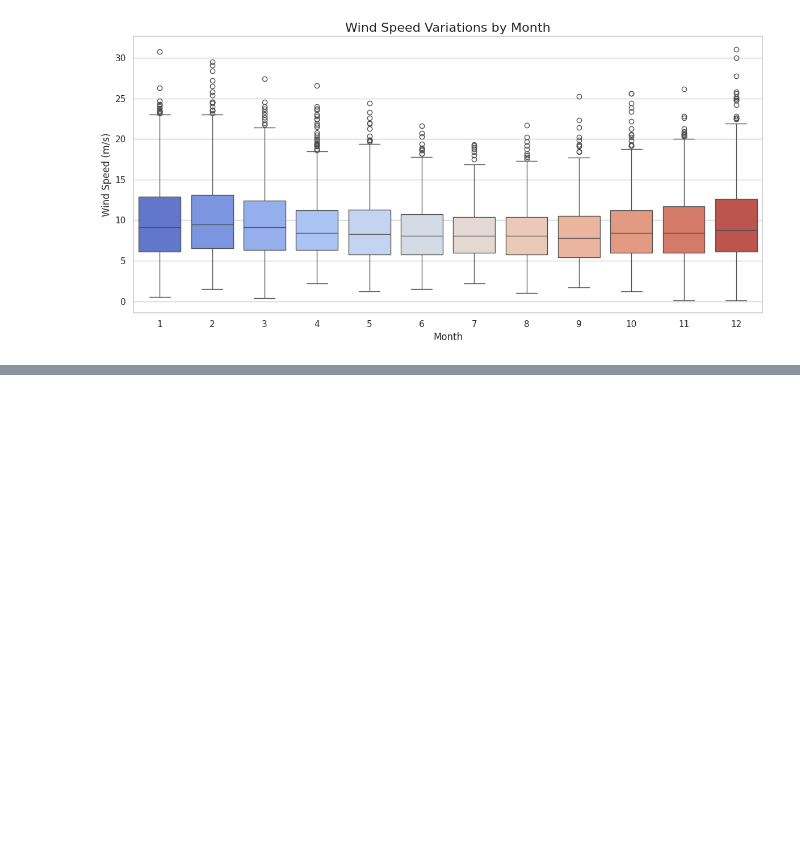
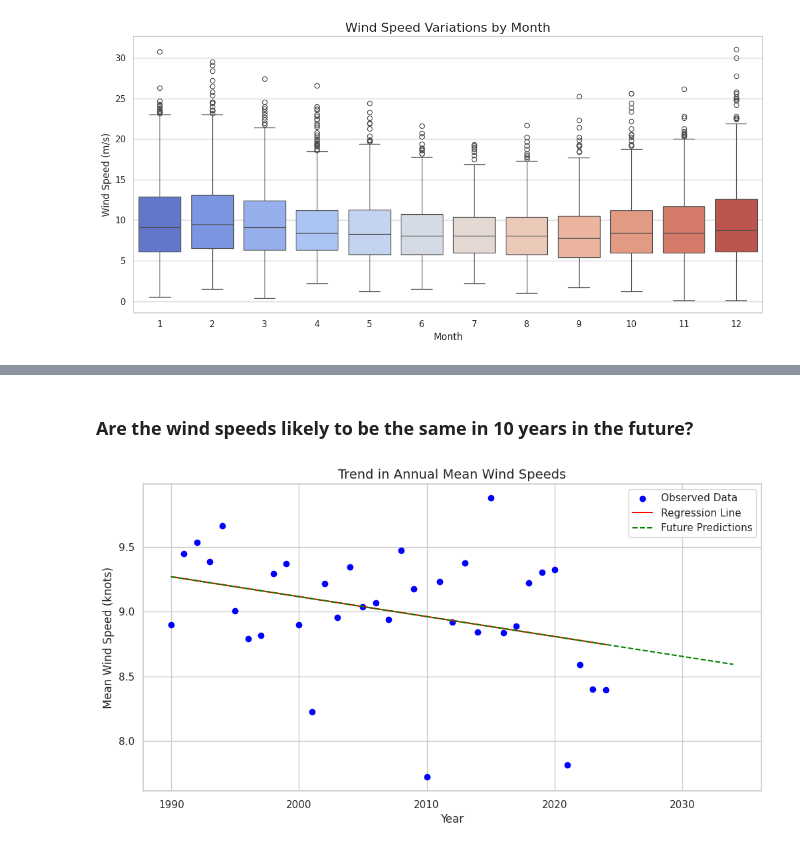
Before and after one commit to YuliiaRysinska/PFDA, a Jupyter notebook: project/project_pfda.ipynb, the cells around one changed output, grey strips where cells are left out. Cells and saved outputs as stored; diff of their text form; code cells hidden in the pictures; blank space fills up the shorter version.

Commit message:
Are the wind speeds likely to be the same in 10 years in the future?

```diff
--- a/project/project_pfda.ipynb
+++ b/project/project_pfda.ipynb
@@ -204,0 +196,34 @@ KeyError: 'YEAR'
+# %% [markdown]
+### Are the wind speeds likely to be the same in 10 years in the future?
+# %%
+# Filter valid wind speed data and extract yearly averages
+data = data.dropna(subset=['wdsp'])
+data['year'] = data['date'].dt.year
+annual_mean = data.groupby('year')['wdsp'].mean().reset_index()
+# %%
+# Prepare data for regression
+X = annual_mean['year'].values.reshape(-1, 1)
+y = annual_mean['wdsp'].values
+# %%
+# Perform linear regression
+model = LinearRegression()
+model.fit(X, y)
+y_pred = model.predict(X)
+# %%
+# Predict wind speed 10 years into the future
+future_years = np.arange(X.min(), X.max() + 11).reshape(-1, 1)
+future_predictions = model.predict(future_years)
+# %%
+# Visualize the results
+plt.figure(figsize=(12, 6))
+plt.scatter(X, y, color='blue', label='Observed Data')
+plt.plot(X, y_pred, color='red', label='Regression Line')
+plt.plot(future_years, future_predictions, color='green', linestyle='--', label='Future Predictions')
+plt.title('Trend in Annual Mean Wind Speeds', fontsize=14)
+plt.xlabel('Year', fontsize=12)
+plt.ylabel('Mean Wind Speed (knots)', fontsize=12)
+plt.legend()
+plt.grid(True)
+plt.show()
+# %% [output]
+[figure, added]
```
Also changed, not shown: parts of 2 cells of this notebook.
